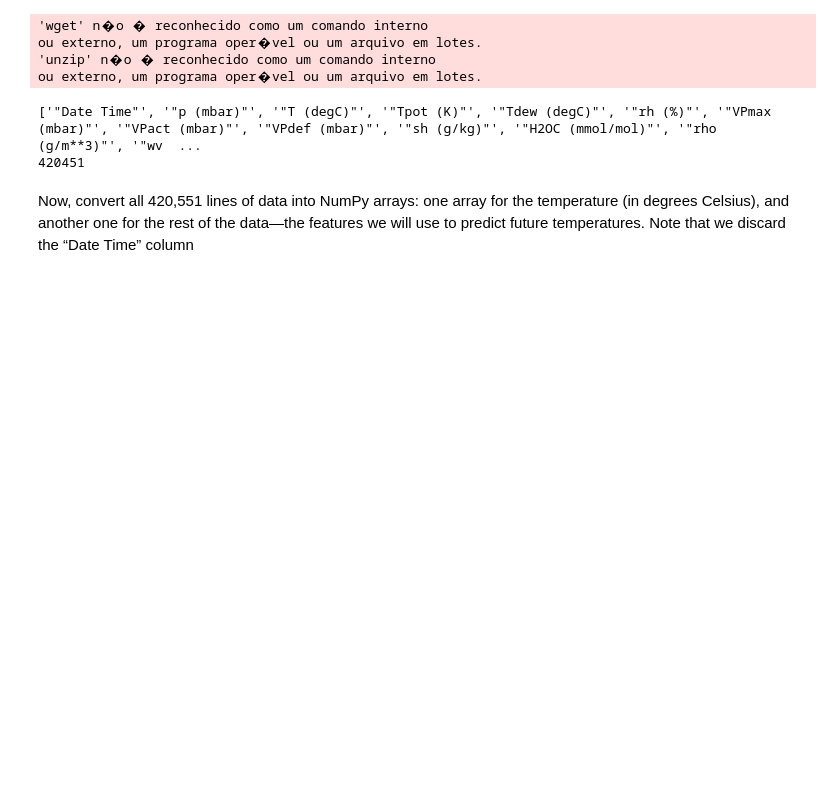
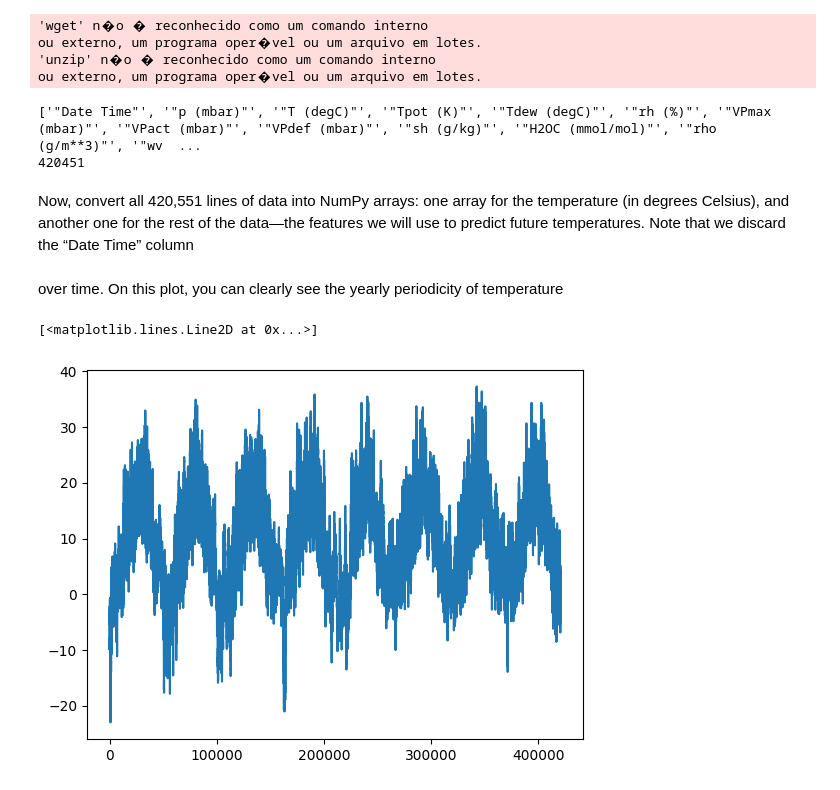
Before and after one commit to RyanBarbalho/DeepLearningWithPython, a Jupyter notebook: cap10/introduction.ipynb, the cells around one changed output. Saved outputs shown, nothing was run; the diff lists cells and outputs as text; code cells hidden in the pictures; blank space fills up the shorter version.

```diff
--- a/cap10/introduction.ipynb
+++ b/cap10/introduction.ipynb
@@ -66 +68,9 @@ for i, line in enumerate(lines):
 	raw_data[i, :] = values[:]
+# %% [markdown]
+over time. On this plot, you can clearly see the yearly periodicity of temperature
+# %%
+from matplotlib import pyplot as plt
+plt.plot(range(len(temperature)), temperature)
+# %% [output]
+[<matplotlib.lines.Line2D at 0x...>]
+[figure, added]
```
Also changed, not shown: parts of 43 cells of this notebook.
